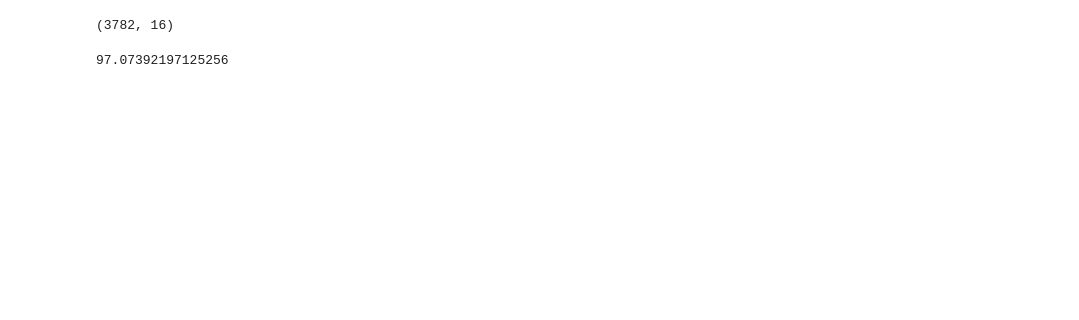
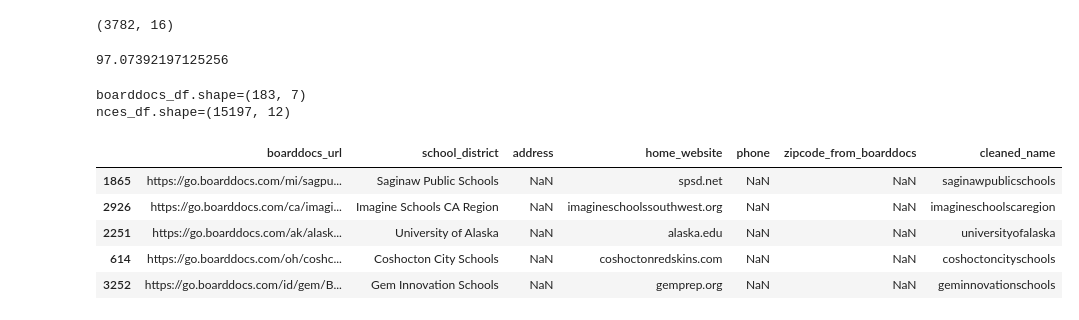
Before and after one commit to audrey-tan/cepr_boarddocs, a Jupyter notebook: deliverable2/merge_nces.ipynb, the cells around one changed output. Cells and saved outputs as stored; diff of their text form; code cells hidden in the pictures; blank space fills up the shorter version.

```diff
--- a/deliverable2/merge_nces.ipynb
+++ b/deliverable2/merge_nces.ipynb
@@ -393,3 +393,21 @@ matched.shape
 matched.shape[0] / pd.read_csv("../deliverable1/release/deliverable_1.csv").shape[0] * 100
 # %% [output]
 97.07392197125256
+# %%
+# remove to get unmatched
+boarddocs_df = boarddocs_df[~boarddocs_df["boarddocs_url"].isin(matched["boarddocs_url"])]
+nces_df = nces_df[~nces_df["LEAID"].isin(matched["LEAID"])]
+print(f"{boarddocs_df.shape=}")
+print(f"{nces_df.shape=}")
+# %% [output]
+boarddocs_df.shape=(183, 7)
+nces_df.shape=(15197, 12)
+# %%
+boarddocs_df.sample(5)
+# %% [output]
+|  | boarddocs_url | school_district | address | home_website | phone | zipcode_from_boarddocs | cleaned_name |
+| 1865 | https://go.boarddocs.com/mi/sagpu... | Saginaw Public Schools | NaN | spsd.net | NaN | NaN | saginawpublicschools |
+| 2926 | https://go.boarddocs.com/ca/imagi... | Imagine Schools CA Region | NaN | imagineschoolssouthwest.org | NaN | NaN | imagineschoolscaregion |
+| 2251 | https://go.boarddocs.com/ak/alask... | University of Alaska | NaN | alaska.edu | NaN | NaN | universityofalaska |
+| 614 | https://go.boarddocs.com/oh/coshc... | Coshocton City Schools | NaN | coshoctonredskins.com | NaN | NaN | coshoctoncityschools |
+| 3252 | https://go.boarddocs.com/id/gem/B... | Gem Innovation Schools | NaN | gemprep.org | NaN | NaN | geminnovationschools |
```
Also changed, not shown: parts of 11 cells of this notebook, 2 other files.
